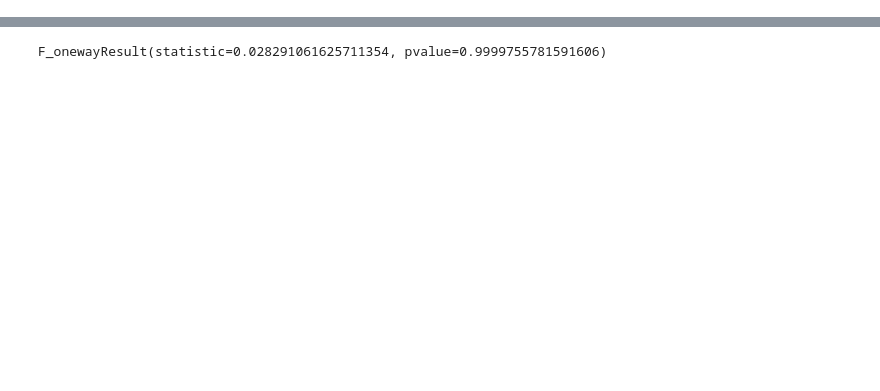
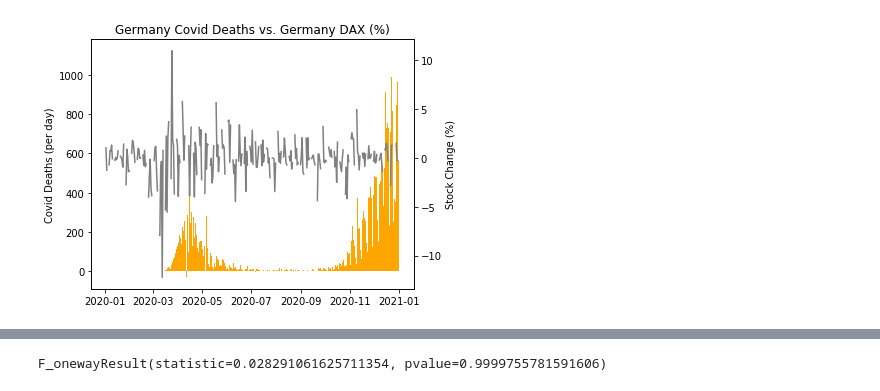
Before and after one commit to Eotanez/project-1, a Jupyter notebook: charts.ipynb, the cells around one changed output, grey strips where cells are left out. Drawn from its saved outputs; the diff is of its cells as text; code cells hidden in the pictures; blank space fills up the shorter version.

```diff
--- a/charts.ipynb
+++ b/charts.ipynb
@@ -73,0 +74,4 @@ usa_covid_merged.head()
+# %%
+# Germany covid data
+germany_covid = country_data.loc[(country_data['location'] == 'Germany')]
+germany_covid_merged = germany_covid.merge(days2020_df, how='outer', on='date', sort=True)
@@ -113,0 +163,8 @@ The r-value is: nan
+# %%
+# Germany chart
+title_germany = 'Germany Covid Deaths vs. Germany DAX (%)'
+color_germany = 'orange'
+
+line_bar(germany_covid_death, germany_stock_list, color_germany, title_germany)
+# %% [output]
+[figure, added]
```
Also changed, not shown: parts of 42 cells of this notebook.
